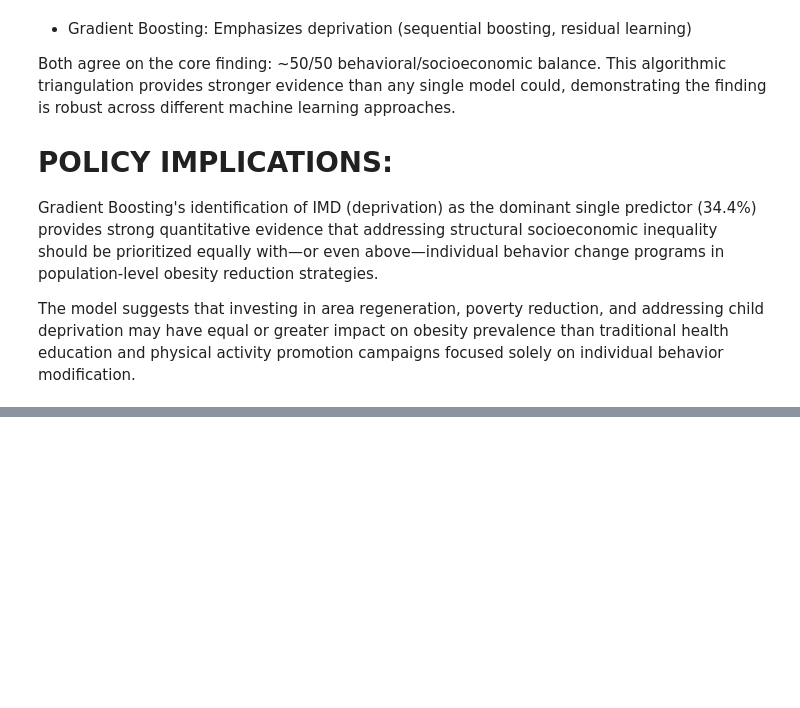
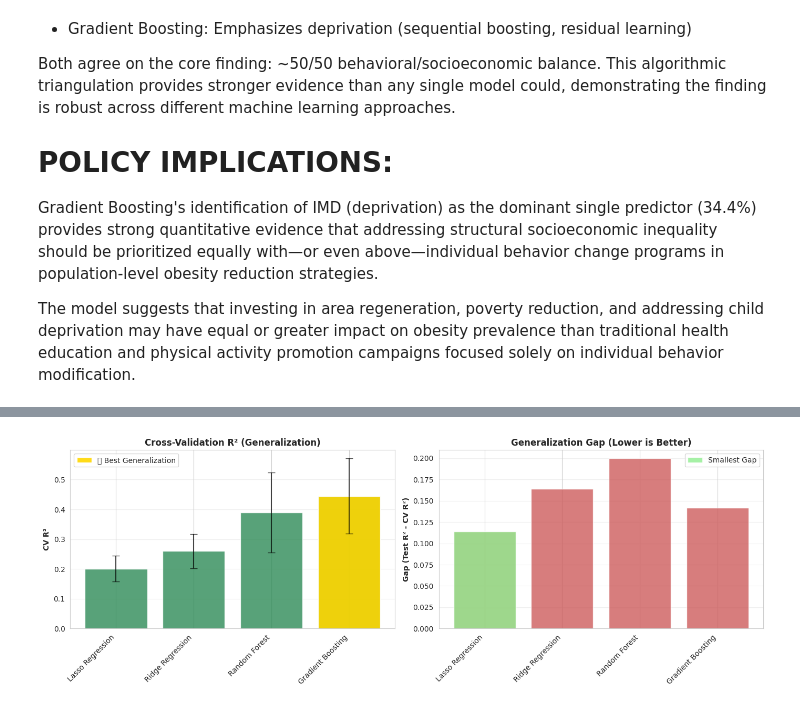
Before and after one commit to gabriel2lucky1990/adult-obesity-risk-modelling-england, a Jupyter notebook: Predicting_Obesity_From_Health_Behaviors_in_England.ipynb, the cells around one changed output, grey strips where cells are left out. Cells and saved outputs as stored; diff of their text form; code cells hidden in the pictures; blank space fills up the shorter version.

```diff
--- a/Predicting_Obesity_From_Health_Behaviors_in_England.ipynb
+++ b/Predicting_Obesity_From_Health_Behaviors_in_England.ipynb
@@ -1432,0 +1562,42 @@ promotion campaigns focused solely on individual behavior modification.
+# %%
+# Part 5: Model Comparison Visualizations (2/2)
+
+fig, axes = plt.subplots(1, 2, figsize=(14, 5))
+
+# Plot 3: CV R² Comparison
+x_pos = range(len(comparison))
+axes[0].bar(x_pos, comparison['CV R2'], color='seagreen', alpha=0.8)
+axes[0].errorbar(x_pos, comparison['CV R2'], yerr=comparison['CV Std'],
+                 fmt='none', ecolor='black', capsize=5, alpha=0.7)
+axes[0].set_xticks(x_pos)
+axes[0].set_xticklabels(comparison['Model'], rotation=45, ha='right')
+axes[0].set_ylabel('CV R²', fontweight='bold')
+axes[0].set_title('Cross-Validation R² (Generalization)', fontweight='bold', fontsize=12)
+axes[0].grid(axis='y', alpha=0.3)
+
+# Highlight best (THIS IS THE WINNER!)
+best_cv_idx = comparison['CV R2'].idxmax()
+axes[0].bar(best_cv_idx, comparison.loc[best_cv_idx, 'CV R2'],
+            color='gold', alpha=0.9, label='⭐ Best Generalization')
+axes[0].legend()
+
+# Plot 4: Overfitting Gap
+gap = comparison['R2'] - comparison['CV R2']
+axes[1].bar(x_pos, gap, color='indianred', alpha=0.8)
+axes[1].set_xticks(x_pos)
+axes[1].set_xticklabels(comparison['Model'], rotation=45, ha='right')
+axes[1].set_ylabel('Gap (Test R² - CV R²)', fontweight='bold')
+axes[1].set_title('Generalization Gap (Lower is Better)', fontweight='bold', fontsize=12)
+axes[1].grid(axis='y', alpha=0.3)
+
+# Highlight best (smallest gap)
+best_gap_idx = gap.idxmin()
+axes[1].bar(best_gap_idx, gap.iloc[best_gap_idx],
+            color='lightgreen', alpha=0.8, label='Smallest Gap')
+axes[1].legend()
+
+plt.tight_layout()
+plt.savefig('/content/drive/MyDrive/Model_Comparison_CV_Gap.png', dpi=300, bbox_inches='tight')
+plt.show()
+# %% [output]
+[figure, added]
```
Also changed, not shown: parts of 18 cells of this notebook.
